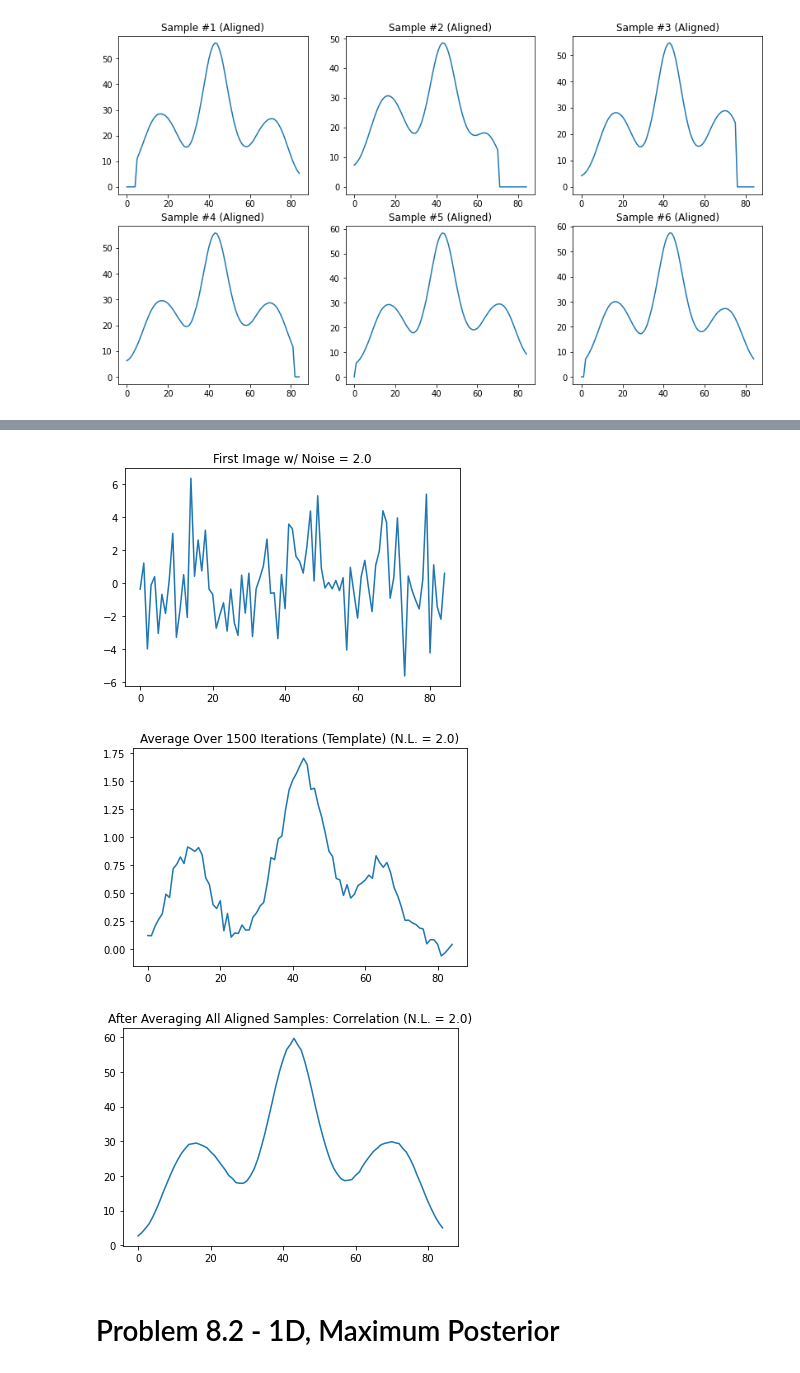
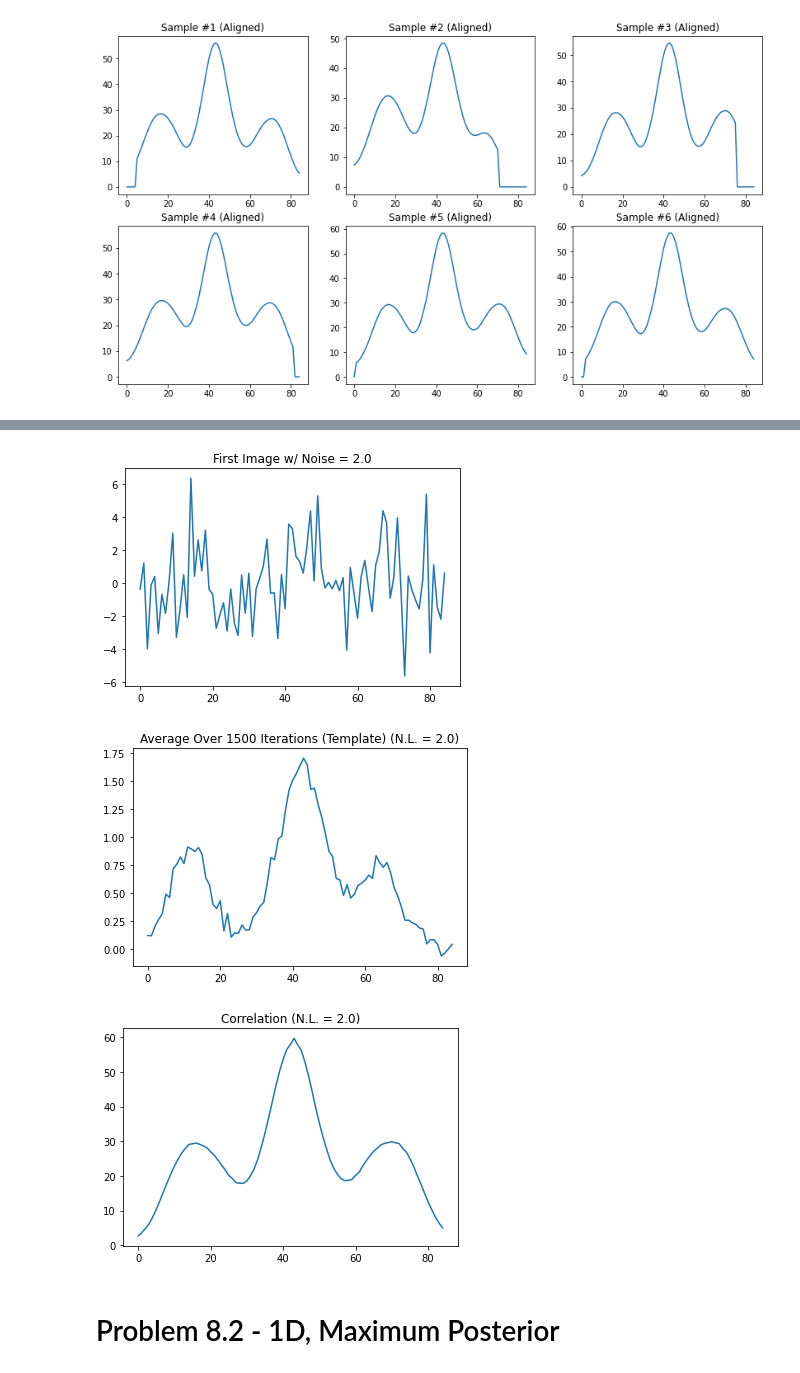
Before and after one commit to NicoBaldovino22/biophysics, a Jupyter notebook: Chapter 8 -- Cryo-EM/Chapter 8 - Problem Set.ipynb, the cells around one changed output, grey strips where cells are left out. Drawn from its saved outputs; the diff is of its cells as text; code cells hidden in the pictures.

```diff
--- a/Chapter 8 -- Cryo-EM/Chapter 8 - Problem Set.ipynb
+++ b/Chapter 8 -- Cryo-EM/Chapter 8 - Problem Set.ipynb
@@ -325,36 +328,36 @@ y = dx/N
 #print(dx)
 
 plt.figure()
 template = plt.plot(y)
 plt.title('Average Over 1500 Iterations (Template) (N.L. = 2.0)')
 plt.savefig('Average Over 1500 Iterations (Template) (N.L. = 2.0).jpg')
 
 CC = np.zeros(n)
 CC_max = np.zeros(N)
 max_positions = np.ones(N)
 dmax_pos = np.zeros(N)
 dp = np.zeros(N)
 T_align = np.zeros(n)
 
 plt.figure()
 for i in range(N):
     CC = np.correlate(y, samples[i,:,0], mode="same") # cross-correlation of each sample with the template
     CC_max[i] = max(CC) # adding the maximum value of each sample's cross-correlation to a 1d array
     pos = np.argmax(CC, axis=0) # position of this maximum value
     max_positions[i] += pos -1 # adding each of these positions into a 1d array
     dmax_pos[i] += np.abs(max_positions[i]-max_positions[i-1]) # adding each difference in position between these max values into a 1d array
     temp_max_pos = np.argmax(y, axis=0) # calculating the max value position of the template
     dp[i] += (temp_max_pos-max_positions[i]) # adding the difference between the max value positiions of the guess samples and the template to a 1d array
     align = shift(CC, dp[i])
     T_align = T_align + align
     correlation = T_align/N
 plt.plot(correlation)
-plt.title('After Averaging All Aligned Samples: Correlation (N.L. = 2.0)')
-plt.savefig('After Averaging All Aligned Samples: Correlation (N.L. = 2.0).jpg')
+plt.title('Correlation (N.L. = 2.0)')
+plt.savefig('Correlation (N.L. = 2.0).jpg')
 # %% [output]
 [figure]
 [figure]
-[figure, old version]
+[figure, new version]
 # %% [markdown]
 # Problem 8.2 - 1D, Maximum Posterior
 # %%
```
Also changed, not shown: parts of 5 cells of this notebook, 5 other files.
